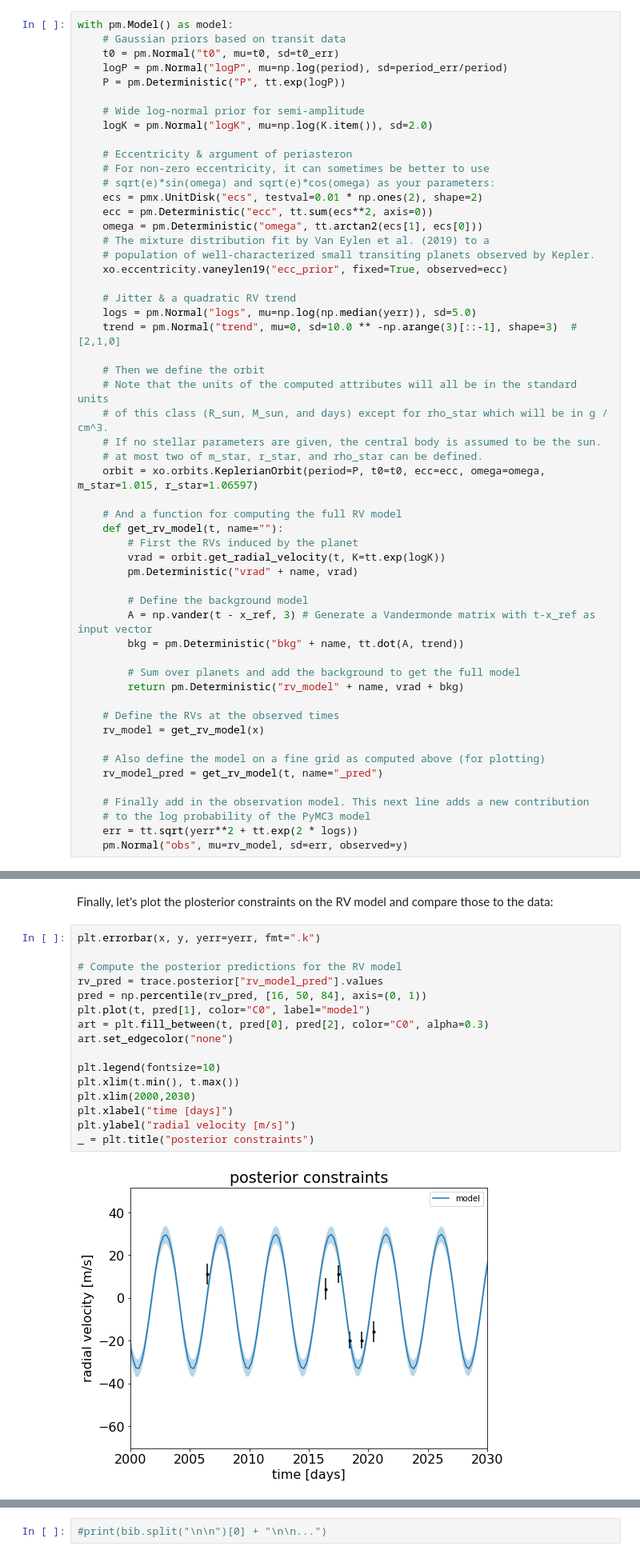
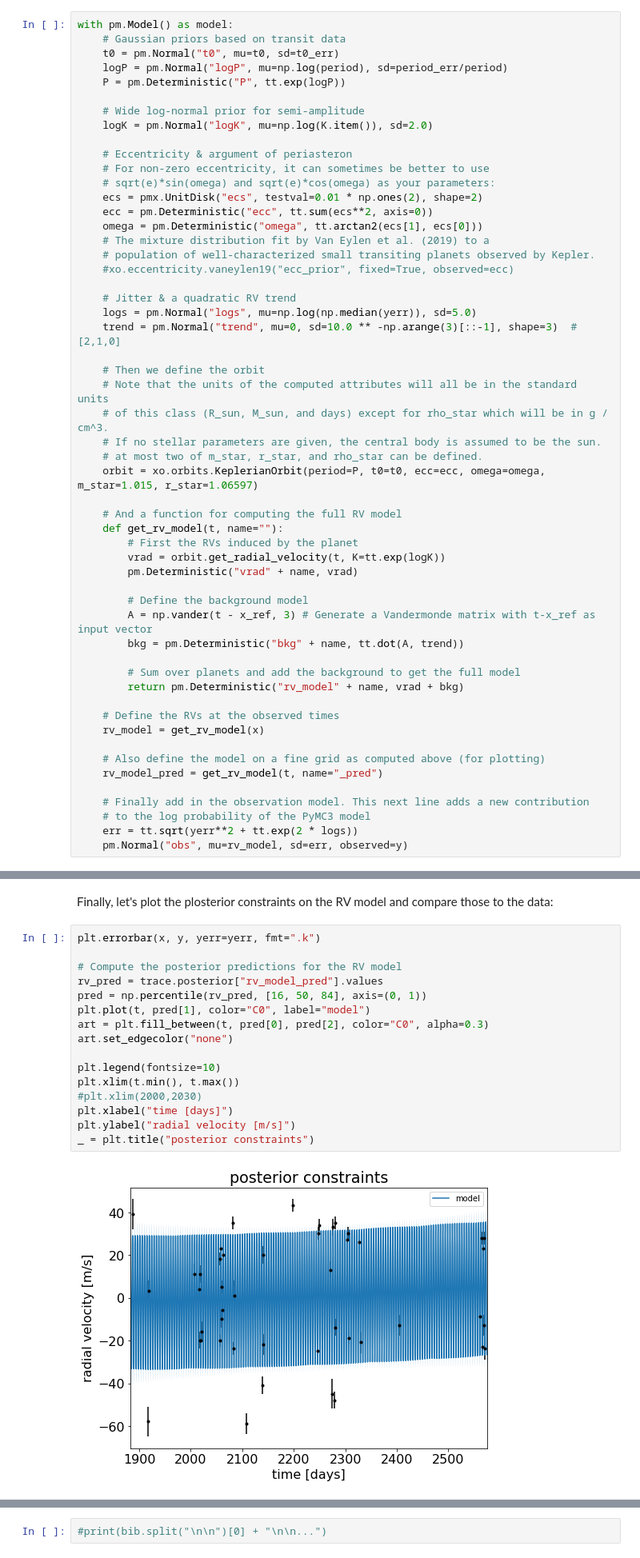
Before and after one commit to juanserrano90/tess_sophie_paper, a Jupyter notebook: rv_1273.ipynb, the cells around one changed output, grey strips where cells are left out. Shown at 80% size. Saved outputs shown, nothing was run; the diff lists cells and outputs as text.

```diff
--- a/rv_1273.ipynb
+++ b/rv_1273.ipynb
@@ -99,7 +99,7 @@ with pm.Model() as model:
     omega = pm.Deterministic("omega", tt.arctan2(ecs[1], ecs[0]))
     # The mixture distribution fit by Van Eylen et al. (2019) to a
     # population of well-characterized small transiting planets observed by Kepler.
-    xo.eccentricity.vaneylen19("ecc_prior", fixed=True, observed=ecc)
+    #xo.eccentricity.vaneylen19("ecc_prior", fixed=True, observed=ecc)
 
     # Jitter & a quadratic RV trend
     logs = pm.Normal("logs", mu=np.log(np.median(yerr)), sd=5.0)
@@ -261,21 +279,21 @@ Finally, let's plot the plosterior constraints on the RV model and compare those
 # %%
 plt.errorbar(x, y, yerr=yerr, fmt=".k")
 
 # Compute the posterior predictions for the RV model
 rv_pred = trace.posterior["rv_model_pred"].values
 pred = np.percentile(rv_pred, [16, 50, 84], axis=(0, 1))
 plt.plot(t, pred[1], color="C0", label="model")
 art = plt.fill_between(t, pred[0], pred[2], color="C0", alpha=0.3)
 art.set_edgecolor("none")
 
 plt.legend(fontsize=10)
 plt.xlim(t.min(), t.max())
-plt.xlim(2000,2030)
+#plt.xlim(2000,2030)
 plt.xlabel("time [days]")
 plt.ylabel("radial velocity [m/s]")
 _ = plt.title("posterior constraints")
 # %% [output]
-[figure, old version]
+[figure, new version]
 # %% [markdown]
 ## Phase plots
 
```
Also changed, not shown: parts of 10 cells of this notebook, 4 other files.
